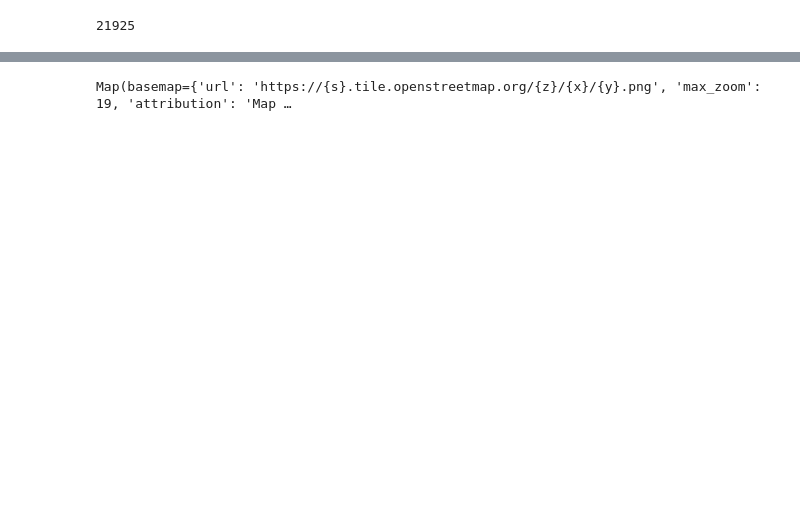
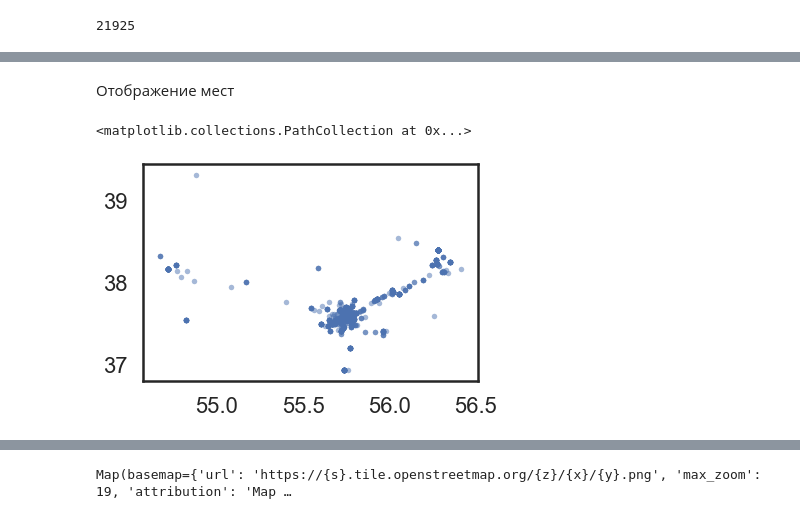
Before and after one commit to KirillKras/TerVer, a Jupyter notebook: final_project.ipynb, the cells around one changed output, grey strips where cells are left out. Drawn from its saved outputs; the diff is of its cells as text; code cells hidden in the pictures; blank space fills up the shorter version.

```diff
--- a/final_project.ipynb
+++ b/final_project.ipynb
@@ -115,2 +159,9 @@ geodf_300.head()
 # %%
 plot_kwds = {'alpha' : 0.5, 's' : 30, 'linewidths':0, }
+# %% [markdown]
+Отображение мест
+# %%
+plt.scatter(lat_long_index_1h_df.LAT, lat_long_index_1h_df.LON, color='b', **plot_kwds)
+# %% [output]
+<matplotlib.collections.PathCollection at 0x...>
+[figure, added]
```
Also changed, not shown: parts of 49 cells of this notebook.
